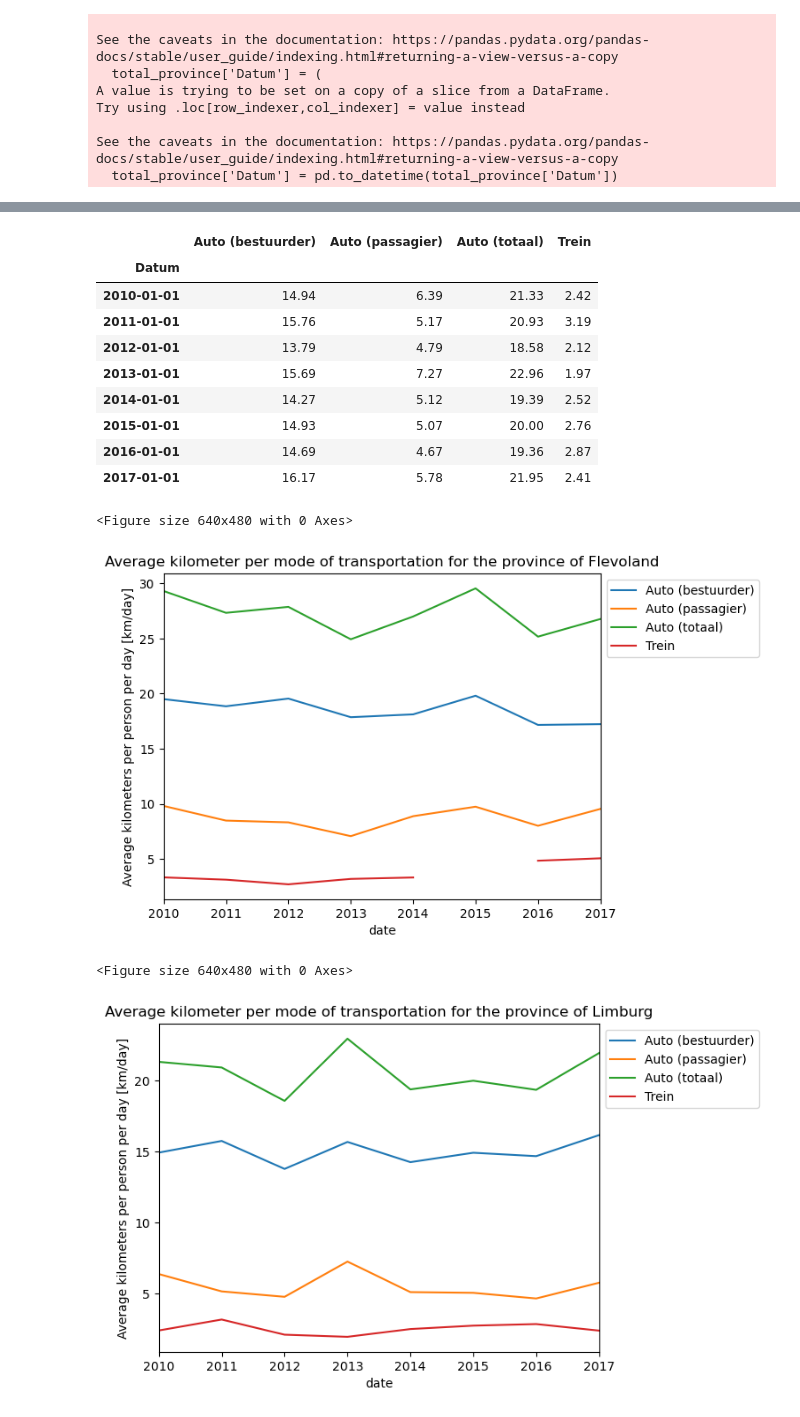
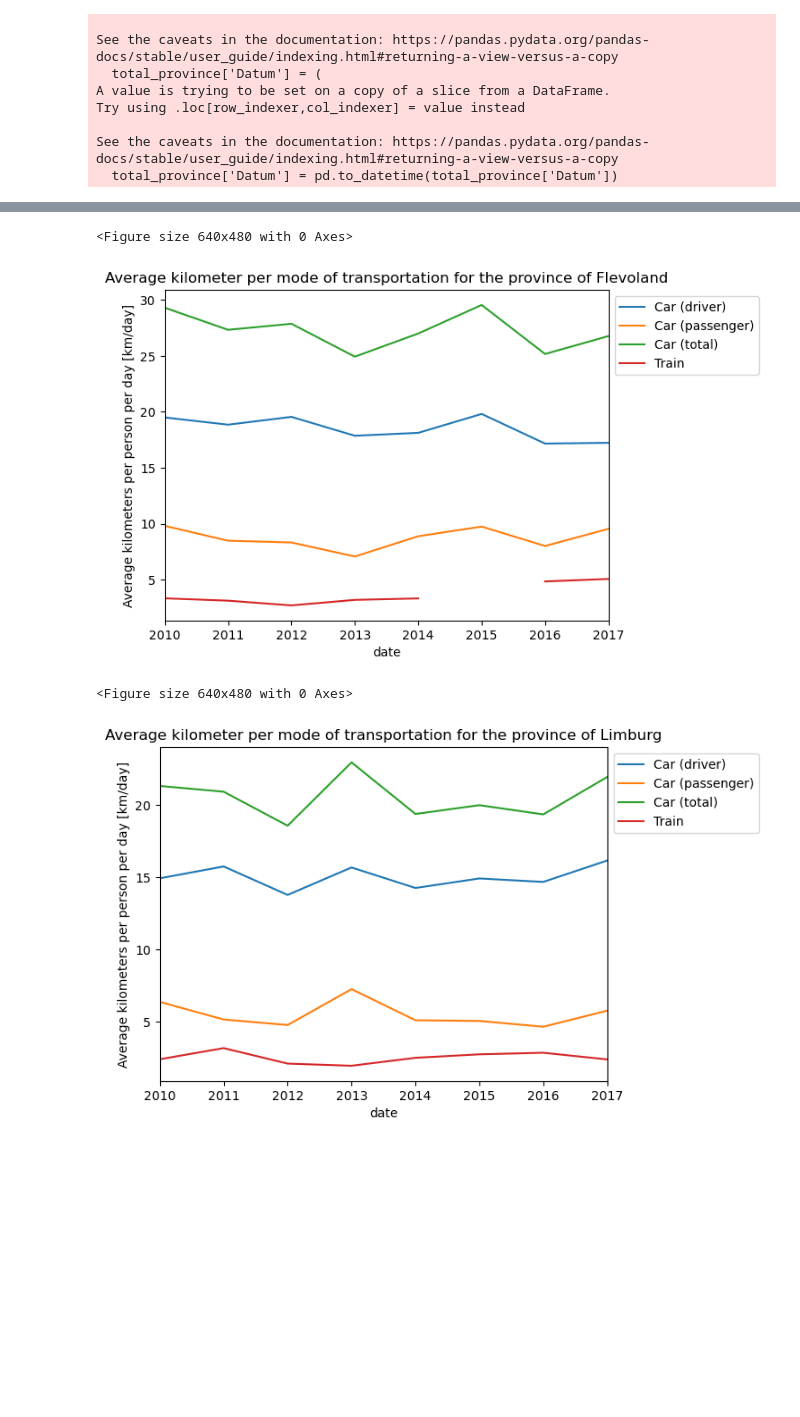
Before and after one commit to lisette-924/TIL6022-group11, a Jupyter notebook: Mobility_per_province(subquestion3).ipynb, the cells around one changed output, grey strips where cells are left out. Saved outputs shown, nothing was run; the diff lists cells and outputs as text; code cells hidden in the pictures; blank space fills up the shorter version.

```diff
--- a/Mobility_per_province(subquestion3).ipynb
+++ b/Mobility_per_province(subquestion3).ipynb
@@ -7,4 +7,8 @@ import matplotlib.pyplot as plt
 # %% [markdown]
 ## Import data
 # %%
-data = pd.read_csv("mobility_data_with_names.csv", delimiter=',', index_col='ID')
+data = pd.read_csv("mobility_data_with_names.csv", delimiter=',', index_col='ID') # import dataset
+data = data[['Populatie', 'Vervoerwijzen', 'KenmerkenVerplaatsing', 'RegioS', 'Perioden', 'Afstand_2']] # filter only the necessary columns
+population_total = data[data['Populatie'].isin([10000])] # filter data on total population (excluding only the population aged 12 and older)
+car_and_train = population_total[population_total['Vervoerwijzen'].isin(['Auto (passagier)', 'Auto (bestuurder)', 'Trein', 'Totaal'])] # filter modes of transportation by car, train and total
+car_and_train_total = car_and_train[car_and_train['KenmerkenVerplaatsing'].isin(['Totaal'])] # filter characteristics of movement by total
@@ -66,11 +160,10 @@ Try using .loc[row_indexer,col_indexer] = value instead
 See the caveats in the documentation: https://pandas.pydata.org/pandas-docs/stable/user_guide/indexing.html#returning-a-view-versus-a-copy
   total_province['Datum'] = pd.to_datetime(total_province['Datum'])
 # %%
-provinces = total_province['RegioS'].unique()
-# province_name = ['Groningen', 'Friesland', 'Drenthe', 'Overijssel', 'Flevoland', 'Gelderland', 'Utrecht', 'Noord-Holland', 'Zuid-Holland', 'Zeeland', 'Noord-Brabant', 'Limburg']
+provinces = total_province['RegioS'].unique()      # filtering the difference names of the provinces in the dataset
 data_per_province = {}
 
-for province in provinces:
+for province in provinces:                          # loop trough the difference provinces and shorting the data in the dataset
     car_and_train_province = total_province[total_province['RegioS'] == province]
 
     car_bestuurder = car_and_train_province[car_and_train_province['Vervoerwijzen'] == 'Auto (bestuurder)']
@@ -82,20 +175,15 @@ for province in provinces:
     trein.sort_index(inplace=True)
 
     data_province = car_bestuurder[['Afstand_2']].copy()
-    data_province.rename(columns={'Afstand_2': 'Auto (bestuurder)'}, inplace=True)
-    data_province['Auto (passagier)'] = car_passagier[['Afstand_2']]
-    data_province['Auto (totaal)'] = data_province['Auto (bestuurder)'] + data_province['Auto (passagier)']
-    data_province['Trein'] = trein[['Afstand_2']]
+    data_province.rename(columns={'Afstand_2': 'Car (driver)'}, inplace=True)
+    data_province['Car (passenger)'] = car_passagier[['Afstand_2']]
+    data_province['Car (total)'] = data_province['Car (driver)'] + data_province['Car (passenger)']
+    data_province['Train'] = trein[['Afstand_2']]
 
     data_per_province[province] = data_province
 
-    # data_province.plot(title=f'Average kilometer in {province} per car and train')
-    # plt.legend(loc='upper left', bbox_to_anchor=(1, 1))
-    # plt.show()
 
-display(data_per_province['Flevoland (PV)'])
-display(data_per_province['Limburg (PV)'])
-
+# Plot the data
 plt.figure()
 data_per_province['Flevoland (PV)'].plot()
 plt.title('Average kilometer per mode of transportation for the province of Flevoland')
@@ -125,14 +203,4 @@ plt.show()
-|  | Auto (bestuurder) | Auto (passagier) | Auto (totaal) | Trein |
-| Datum |  |  |  |  |
-| 2010-01-01 | 14.94 | 6.39 | 21.33 | 2.42 |
-| 2011-01-01 | 15.76 | 5.17 | 20.93 | 3.19 |
-| 2012-01-01 | 13.79 | 4.79 | 18.58 | 2.12 |
-| 2013-01-01 | 15.69 | 7.27 | 22.96 | 1.97 |
-| 2014-01-01 | 14.27 | 5.12 | 19.39 | 2.52 |
-| 2015-01-01 | 14.93 | 5.07 | 20.00 | 2.76 |
-| 2016-01-01 | 14.69 | 4.67 | 19.36 | 2.87 |
-| 2017-01-01 | 16.17 | 5.78 | 21.95 | 2.41 |
 <Figure size 640x480 with 0 Axes>
-[figure, old version]
+[figure, new version]
 <Figure size 640x480 with 0 Axes>
-[figure, old version]
+[figure, new version]
```
Also changed, not shown: parts of 13 cells of this notebook, 1 other file.
